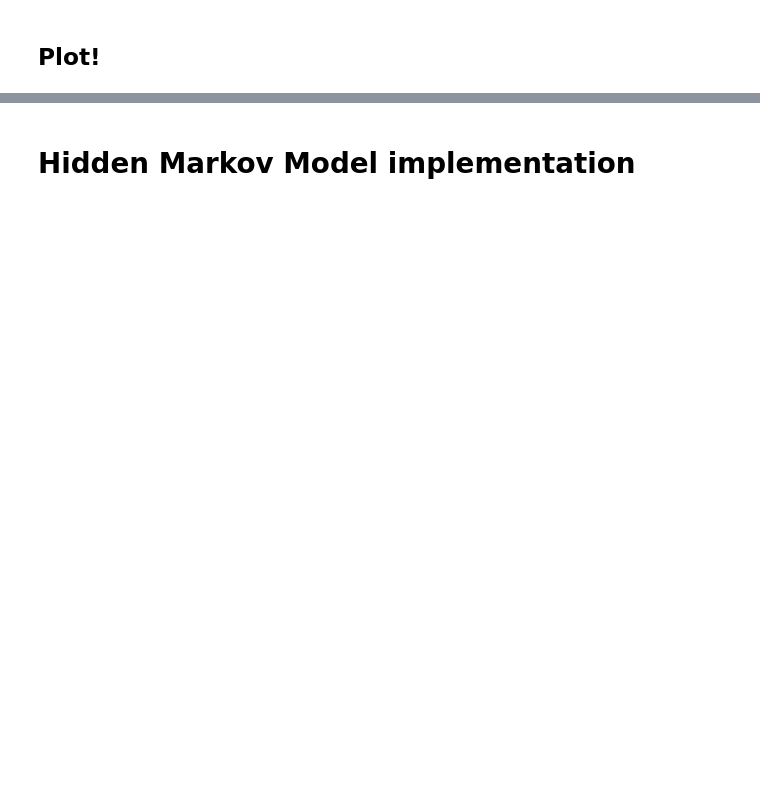
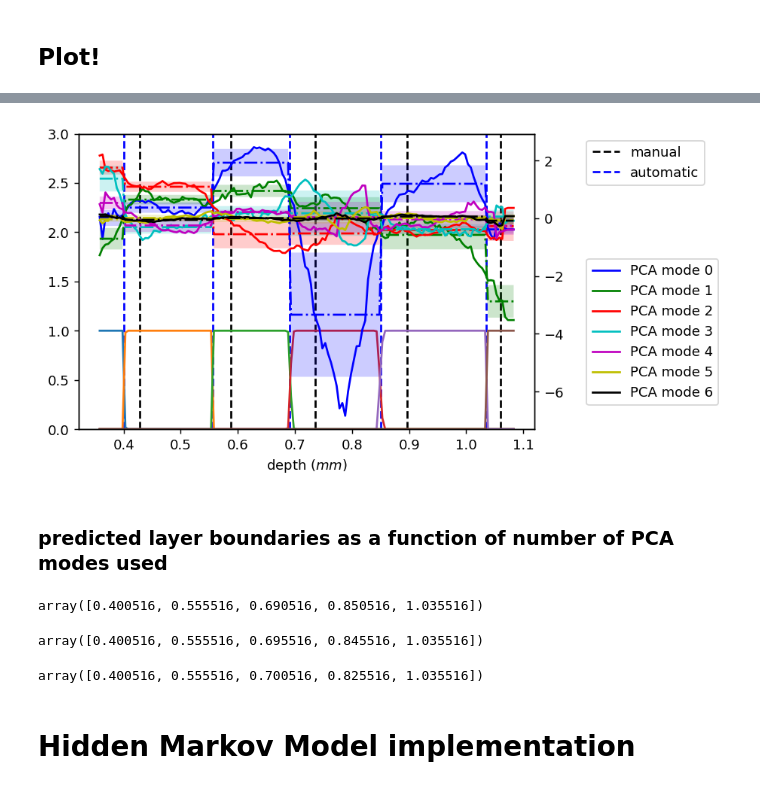
Before and after one commit to AllenInstitute/cortical-layers, a Jupyter notebook: layer-analysis.ipynb, the cells around one changed output, grey strips where cells are left out. Drawn from its saved outputs; the diff is of its cells as text; code cells hidden in the pictures; blank space fills up the shorter version.

```diff
--- a/layer-analysis.ipynb
+++ b/layer-analysis.ipynb
@@ -272,0 +316,4 @@ L6-WM	265000
+# %%
+# Yc is the projection of Xc onto the principle components
+Yc = V[:, :7].T @ Xc
+Yc.shape
@@ -308,0 +324,66 @@ plt.show()
+# %%
+colors = "bgrcmyk"
+# %%
+fig, ax = plt.subplots(1, 1, figsize=(6, 4), dpi=130)
+ax2 = ax.twinx()
+# ax.plot(bin_centers, inh_soma_densities, c="indigo", label="inh soma density")
+# ax2.plot(bin_centers, exc_soma_densities / np.nanmax(exc_soma_densities), c="lime", label="exc soma density")
+# ax2.plot(bin_centers, model_means[:, 0], c="lime", linestyle="-.", label="exc soma density model")
+# ax2.fill_between(bin_centers, model_means[:, 0] - model_stds[:, 0], model_means[:, 0] + model_stds[:, 0], edgecolor="none", facecolor="lime", alpha=0.2)
+# ax2.plot(bin_centers, normalized_smooth_exc_densities, ":r", label="exc soma density fit")
+# ax.plot(bin_centers, smooth_exc_deriv * 5, ":r", label="exc fit deriv")
+# ax2.plot(bin_centers, exc_soma_vol_std_by_depth / np.nanmax(exc_soma_vol_std_by_depth), color="c", linestyle=":", label="exc soma_volume std")
+# ax2.plot(bin_centers, model_means[:, 1], c="c", linestyle="-.", label="exc soma density model")
+# ax2.fill_between(bin_centers, model_means[:, 1] - model_stds[:, 1], model_means[:, 1] + model_stds[:, 1], edgecolor="none", facecolor="c", alpha=0.2)
+for i in range(Yc.shape[0]):
+    c = colors[i % len(colors)]
+    ax2.plot(bin_centers, Yc[i, :], color=c, label=f"PCA mode {i}")
+    ax2.plot(bin_centers, model_means[:, i], linestyle="-.", color=c )
+    ax2.fill_between(bin_centers, model_means[:, i] - model_stds[:, i], model_means[:, i] + model_stds[:, i], edgecolor="none", facecolor=c, alpha=0.2)
+#
+# for i, f in enumerate(features):
+#     c = colors[i % len(colors)]
+#     ax2.plot(bin_centers, exc_soma_features_by_depth[f] / np.nanmax(exc_soma_features_by_depth[f]), linestyle="-", color=c, label="exc " + f)
+#     ax2.plot(bin_centers, model_means[:, i + 2], linestyle="-.", color=c, label="exc "+ f + " model mean")
+#     ax2.fill_between(bin_centers, model_means[:, i+2] - model_stds[:, i+2], model_means[:, i+2] + model_stds[:, i+2], edgecolor="none", facecolor=c, alpha=0.2)
+#     ax2.plot(bin_centers, normalized_smooth_exc_features[f], linestyle=":", label="exc fit " + f)
+#     ax2.plot(bin_centers, inh_soma_features_by_depth[f] / max(inh_soma_features_by_depth[f]), linestyle="-", label="inh " + f)
+#     ax2.plot(bin_centers, soma_features_by_depth[f] / max(soma_features_by_depth[f]), linestyle="-", label=f)
+
+# ax.plot(bin_centers, synapse_densities, label="syn")
+# for t in syn_densities_by_pre:
+#     ax2.plot(bin_centers, syn_densities_by_pre[t], label=t)
+# for t in syn_densities_by_post:
+#     ax2.plot(bin_centers, syn_densities_by_post[t], label=t)
+
+ax.axvline(labels[0], linestyle="--", color="k", label="manual")
+for lab in labels[1:]:
+    ax.axvline(lab, linestyle="--", color="k")
+ax.axvline(bounds[0], linestyle="--", color="blue", label="automatic")
+for bound in bounds[1:]:
+    ax.axvline(bound, linestyle="--", color="blue")
+ax.plot(bin_centers, posteriors)
+# ax2.plot(bin_centers, transitionness * 5, label="transitionness")
+ax.legend(bbox_to_anchor=[1.1, 1])
+ax2.legend(bbox_to_anchor=[1.1, 0.6])
+ax.set_xlabel("depth ($mm$)")
+ax.set_ylim([0, 3])
+# ax.set_ylabel("soma density (per $mm^{3}$)")
+# ax2.set_ylabel("synapse density (per $mm^3$)")
+plt.show()
+# %% [output]
+[figure, added]
+# %% [markdown]
+### predicted layer boundaries as a function of number of PCA modes used
+# %%
+array([0.400516, 0.555516, 0.690516, 0.850516, 1.035516])  # all 7 PCA modes
+# %% [output]
+array([0.400516, 0.555516, 0.690516, 0.850516, 1.035516])
+# %%
+array([0.400516, 0.555516, 0.695516, 0.845516, 1.035516])  # 6 PCA modes
+# %% [output]
+array([0.400516, 0.555516, 0.695516, 0.845516, 1.035516])
+# %%
+array([0.400516, 0.555516, 0.700516, 0.825516, 1.035516])  # 3 PCA modes
+# %% [output]
+array([0.400516, 0.555516, 0.700516, 0.825516, 1.035516])
```
Also changed, not shown: parts of 29 cells of this notebook, 1 other file.
